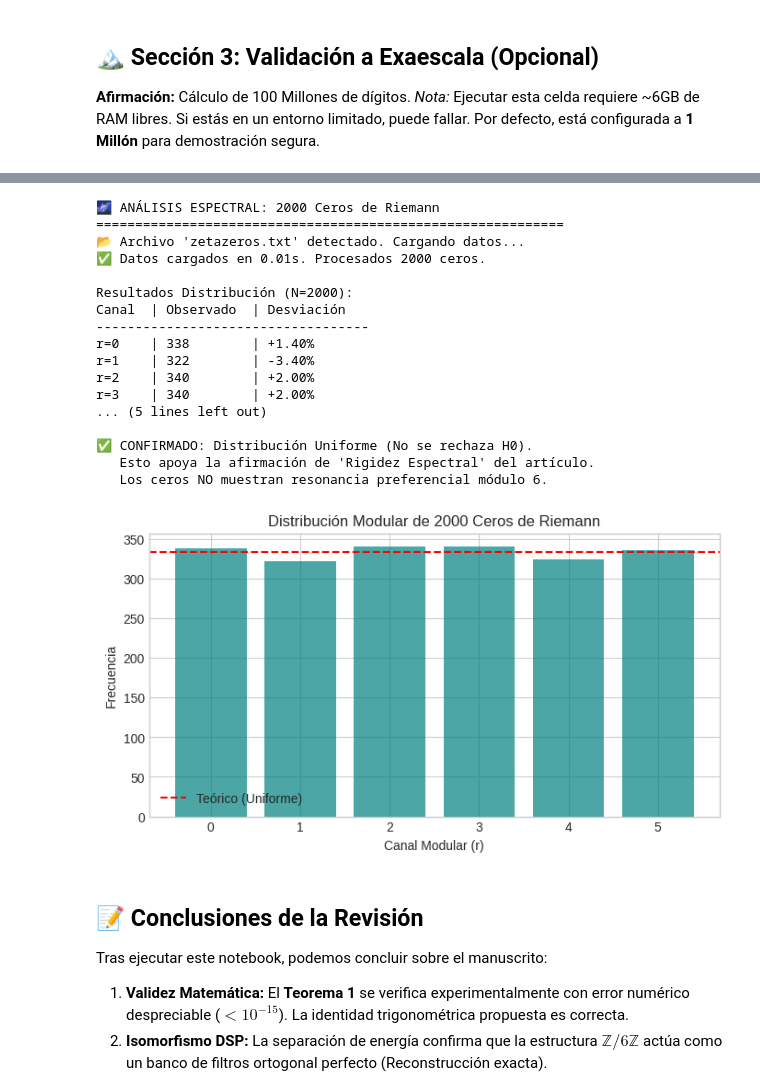
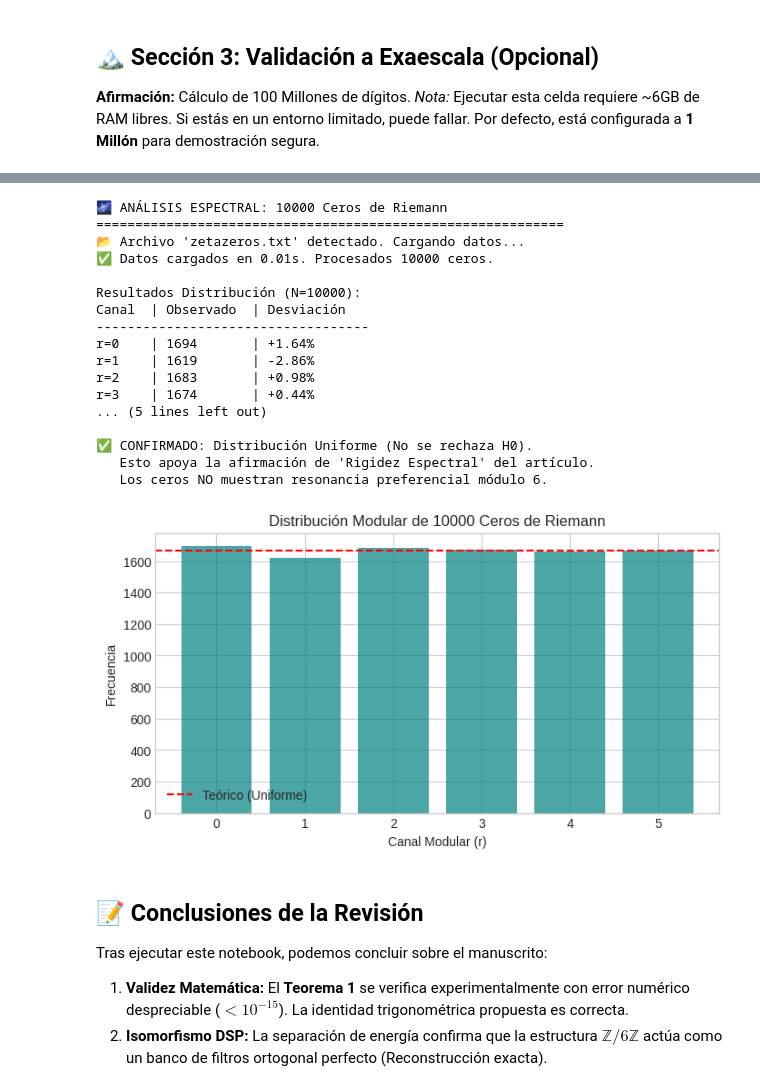
Before and after one commit to NachoPeinador/Arquitectura-de-Hibridacion-Algoritmica-en-Z-6Z, a Jupyter notebook: Notebooks/VALIDACION_EXAESCALA_EM_PI.ipynb, the cells around one changed output, grey strips where cells are left out. Saved outputs shown, nothing was run; the diff lists cells and outputs as text; code cells hidden in the pictures.

```diff
--- a/Notebooks/VALIDACION_EXAESCALA_EM_PI.ipynb
+++ b/Notebooks/VALIDACION_EXAESCALA_EM_PI.ipynb
@@ -403,42 +408,42 @@ def analisis_riemann_check(n_ceros=2000, archivo_ceros='zetazeros.txt'):
 
     if p_valor > 0.05:
         print("\n✅ CONFIRMADO: Distribución Uniforme (No se rechaza H0).")
         print("   Esto apoya la afirmación de 'Rigidez Espectral' del artículo.")
         print("   Los ceros NO muestran resonancia preferencial módulo 6.")
     else:
         print("\n⚠️ ALERTA: Se detectó un sesgo estadísticamente significativo.")
 
     # Visualización
     plt.figure(figsize=(8, 4))
     plt.bar(conteo.keys(), conteo.values(), color='teal', alpha=0.7)
     plt.axhline(esperado, color='red', linestyle='--', label='Teórico (Uniforme)')
     plt.title(f'Distribución Modular de {n_ceros} Ceros de Riemann')
     plt.xlabel('Canal Modular (r)')
     plt.ylabel('Frecuencia')
     plt.legend()
     plt.show()
 
 # Ejecutar (Asegúrate de subir zetazeros.txt al entorno para velocidad máxima)
-analisis_riemann_check(2000)
+analisis_riemann_check(10000)
 # %% [output]
-🌌 ANÁLISIS ESPECTRAL: 2000 Ceros de Riemann
+🌌 ANÁLISIS ESPECTRAL: 10000 Ceros de Riemann
 ============================================================
 📂 Archivo 'zetazeros.txt' detectado. Cargando datos...
-✅ Datos cargados en 0.01s. Procesados 2000 ceros.
+✅ Datos cargados en 0.01s. Procesados 10000 ceros.
 
-Resultados Distribución (N=2000):
+Resultados Distribución (N=10000):
 Canal  | Observado  | Desviación
 -----------------------------------
-r=0    | 338        | +1.40%
-r=1    | 322        | -3.40%
-r=2    | 340        | +2.00%
-r=3    | 340        | +2.00%
+r=0    | 1694       | +1.64%
+r=1    | 1619       | -2.86%
+r=2    | 1683       | +0.98%
+r=3    | 1674       | +0.44%
 ... (5 lines left out)
 
 ✅ CONFIRMADO: Distribución Uniforme (No se rechaza H0).
    Esto apoya la afirmación de 'Rigidez Espectral' del artículo.
    Los ceros NO muestran resonancia preferencial módulo 6.
-[figure, old version]
+[figure, new version]
 # %% [markdown]
 ## 📝 Conclusiones de la Revisión
 
```
Also changed, not shown: parts of 3 cells of this notebook.
